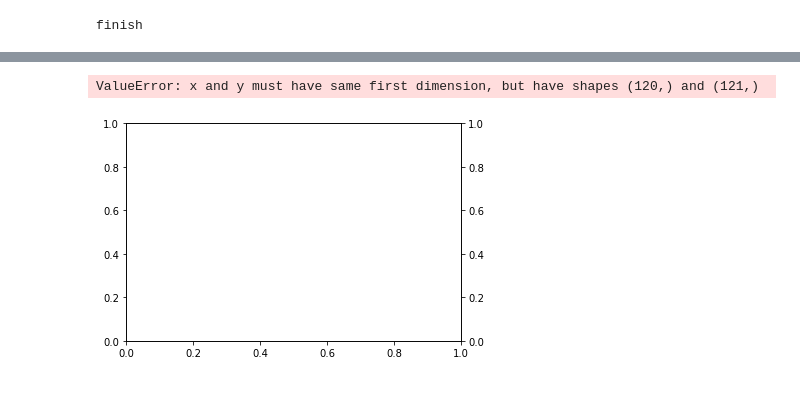
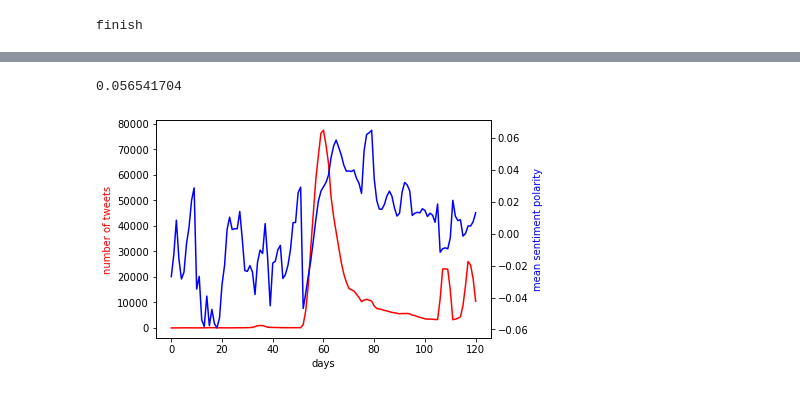
Before and after one commit to Isyohan/WeakSignalsBLM, a Jupyter notebook: BLM_Clustering.ipynb, the cells around one changed output, grey strips where cells are left out. Saved outputs shown, nothing was run; the diff lists cells and outputs as text; code cells hidden in the pictures.

```diff
--- a/BLM_Clustering.ipynb
+++ b/BLM_Clustering.ipynb
@@ -191,7 +191,6 @@ itt=0
 itt_max=len(L)
 list_of_centroids=[]
 list_of_centroids_with_words=[]
-list_of_models=[]
 for seq in L[1:]:
     print("%.3f" % (itt/itt_max), end="\r")
     itt+=1
@@ -203,7 +202,7 @@ for seq in L[1:]:
     model.build_vocab(seq['keywords'], update=True)
     model.train(seq['keywords'], total_examples=model.corpus_count, epochs=model.epochs)
     word_vectors = model.wv
-    list_of_models.append(model)
+
 
     i=0
     for keywords in seq.keywords:
@@ -421,3 +400,9 @@ array([-7.54256319e-03, -9.16430494e-03, -6.65157271e-03,  6.45174045e-03,
+# %%
+from numpy.linalg import norm
+list_of_centroids[-1][0]
+norm(word_vectors['black'])
+# %% [output]
+0.056541704
 # %%
 l_sent=[]
 for i in range(len(L)):
@@ -429,16 +414,15 @@ for i in range(len(L)):
 # %%
 fig, axe1_X = plt.subplots()
 axe2_X = axe1_X.twinx()
 color1='red'
 color2='blue'
-axe1_X.plot(range(len(L)-1), n_tweets, color1)
-axe2_X.plot(range(len(L)-1), l_sent, color2)
+axe1_X.plot(range(len(L)), n_tweets, color1)
+axe2_X.plot(range(len(L)), l_sent, color2)
 axe1_X.set_xlabel('days')
 axe1_X.set_ylabel('number of tweets', color=color1)
 axe2_X.set_ylabel('mean sentiment polarity', color=color2)
 plt.savefig("figures_out/n_tweets_and_sent_pol.png",transparent=True)
 # %% [output]
-ValueError: x and y must have same first dimension, but have shapes (120,) and (121,)
-[figure, old version]
+[figure, new version]
 # %%
 for i in range(len(list_of_centroids[0])):
```
Also changed, not shown: parts of 30 cells of this notebook, 1 other file.
